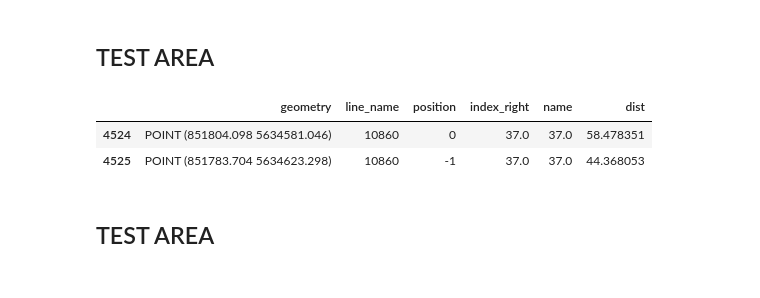
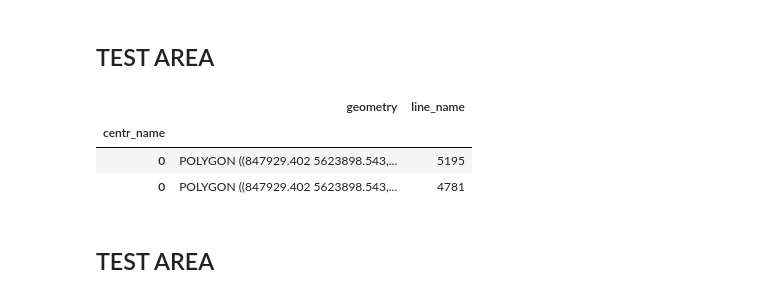
Before and after one commit to achic19/micro_walking, a Jupyter notebook: notebook/output/turin/data_from_osm.ipynb, the cells around one changed output. Drawn from its saved outputs; the diff is of its cells as text; code cells hidden in the pictures.

Commit message:
connect more lines to roundabout

```diff
--- a/notebook/output/turin/data_from_osm.ipynb
+++ b/notebook/output/turin/data_from_osm.ipynb
@@ -476,22 +487,19 @@ class Roundabout(EnvEntity):
         if cur['highway'] == 'footway':
             # Don't snap footway to roundabout
             return cur['geometry']
-        points_lines = s_join[s_join['line_name'] == cur.name]
+        # Get only the points that are deadened
+        points_lines = [item for item in s_join[s_join['line_name'] == cur.name].iterrows()if item[1]['geometry'] in my_roundabout.pnt_dead_end]
         if len(points_lines) == 0:
             # No roundabout nearby
             return cur['geometry']
         # get the line geometry to change the first and/ or last point
         geo_cur = list(cur['geometry'].coords)
 
-        if len(points_lines) == 1:
-            # One line point near roundabout
-            geo_cur[points_lines['position'].item()] = self.centroid.loc[points_lines['index_right'].item()]['geometry'].coords[
+        # iterate over the deadened points  near roundabout
+        for ind in range(len(points_lines)):
+            points_line = points_lines[ind]
+            geo_cur[points_line[1]['position']] = my_roundabout.centroid.loc[points_line[1]['index_right']]['geometry'].coords[
                 0]
-        if len(points_lines) == 2:
-            # two line points near roundabout
-            for ind in range(2):
-                points_line = points_lines.iloc[ind]
-                geo_cur[points_line['position'].item()] =self.centroid.loc[points_line['index_right'].item()]['geometry'].coords[0]
         return LineString(geo_cur)
     def my_spatial_join(self,deadend_lines, deadend_pnts):
         # Spatial join between roundabout centroid to nearby dead end lines
@@ -563,9 +531,0 @@ s_join_test = gpd.sjoin_nearest(left_df=deadend_pnts, right_df=my_roundabout.cen
-# %%
-cur = deadend_lines.iloc[2262]
-points_lines = s_join_test[s_join_test['line_name'] == cur.name]
-geo_cur = list(cur['geometry'].coords)
-points_lines
-# %% [output]
-|  | geometry | line_name | position | index_right | name | dist |
-| 4524 | POINT (851804.098 5634581.046) | 10860 | 0 | 37.0 | 37.0 | 58.478351 |
-| 4525 | POINT (851783.704 5634623.298) | 10860 | -1 | 37.0 | 37.0 | 44.368053 |
@@ -594,3 +532,19 @@ if len(points_lines) == 2:
+# %%
+# First buffer around centroid
+buffer_around_centroid= my_roundabout.centroid['geometry'].buffer(cap_style=1, distance=30)
+buffer_around_centroid.to_file(f'{path_round_about}/buffer_around_centroid.shp')
+
+# s_join between buffer to lines (reset index to retain the original centroid name which can apper more than one in the results). always stay with data you need and with understandable name
+roundabout_with_lines =gpd.sjoin(left_df=GeoDataFrame(geometry=buffer_around_centroid,crs=project_crs).reset_index(),right_df=my_roundabout.network.rename(columns={'index':'line_name'})[['geometry','line_name']]).drop_duplicates(subset=['index','line_name']).rename(columns={"index":"centr_name"})[['geometry','line_name',"centr_name"]]
+roundabout_with_lines.to_file(f'{path_deadend}/roundabout_with_lines.shp')
+# %%
+roundabout_with_lines.set_index("centr_name").loc[0]
+cento
+# %% [output]
+|  | geometry | line_name |
+| centr_name |  |  |
+| 0 | POLYGON ((847929.402 5623898.543,... | 5195 |
+| 0 | POLYGON ((847929.402 5623898.543,... | 4781 |
 # %% [markdown]
 ## TEST AREA
 # %% [markdown]
```
Also changed, not shown: parts of 9 cells of this notebook.
